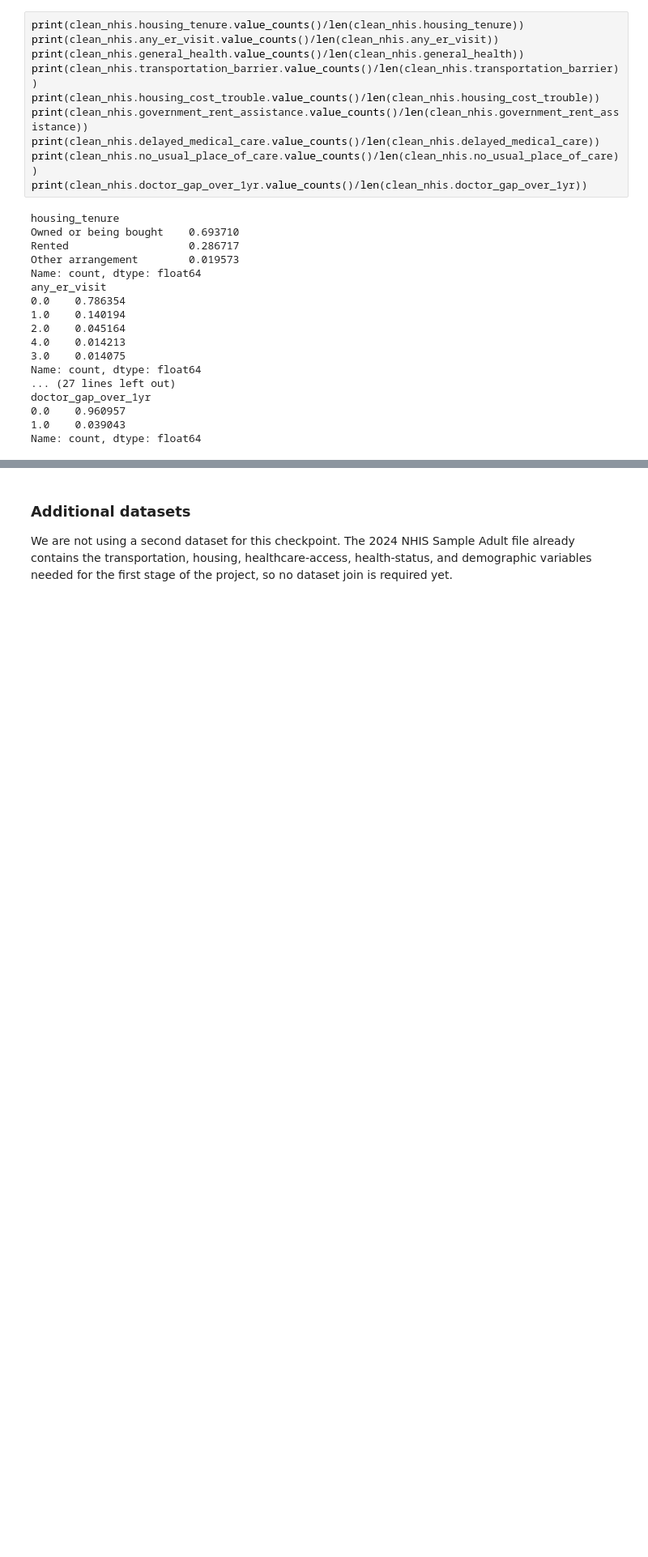
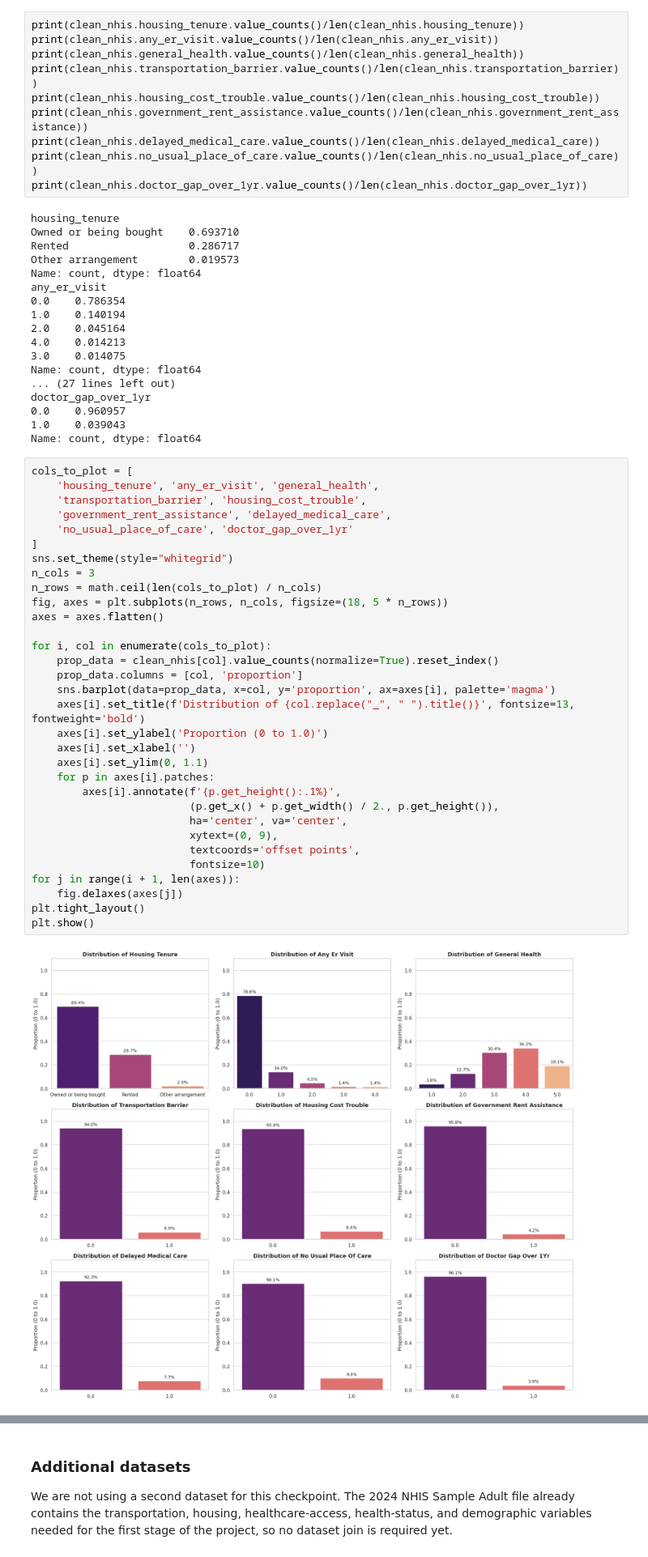
Before and after one commit to COGS108/Group-SP26-079, a Jupyter notebook: 01-DataCheckpoint.ipynb, the cells around one changed output, grey strips where cells are left out. Shown at 81% size. Saved outputs shown, nothing was run; the diff lists cells and outputs as text; blank space fills up the shorter version.

```diff
--- a/01-DataCheckpoint.ipynb
+++ b/01-DataCheckpoint.ipynb
@@ -411,6 +412,40 @@ doctor_gap_over_1yr
 0.0    0.960957
 1.0    0.039043
 Name: count, dtype: float64
+# %%
+cols_to_plot = [
+    'housing_tenure', 'any_er_visit', 'general_health',
+    'transportation_barrier', 'housing_cost_trouble',
+    'government_rent_assistance', 'delayed_medical_care',
+    'no_usual_place_of_care', 'doctor_gap_over_1yr'
+]
+sns.set_theme(style="whitegrid")
+n_cols = 3
+n_rows = math.ceil(len(cols_to_plot) / n_cols)
+fig, axes = plt.subplots(n_rows, n_cols, figsize=(18, 5 * n_rows))
+axes = axes.flatten()
+
+for i, col in enumerate(cols_to_plot):
+    prop_data = clean_nhis[col].value_counts(normalize=True).reset_index()
+    prop_data.columns = [col, 'proportion']
+    sns.barplot(data=prop_data, x=col, y='proportion', ax=axes[i], palette='magma')
+    axes[i].set_title(f'Distribution of {col.replace("_", " ").title()}', fontsize=13, fontweight='bold')
+    axes[i].set_ylabel('Proportion (0 to 1.0)')
+    axes[i].set_xlabel('')
+    axes[i].set_ylim(0, 1.1)
+    for p in axes[i].patches:
+        axes[i].annotate(f'{p.get_height():.1%}',
+                         (p.get_x() + p.get_width() / 2., p.get_height()),
+                         ha='center', va='center',
+                         xytext=(0, 9),
+                         textcoords='offset points',
+                         fontsize=10)
+for j in range(i + 1, len(axes)):
+    fig.delaxes(axes[j])
+plt.tight_layout()
+plt.show()
+# %% [output]
+[figure, added]
 # %%
 variables_summary = pd.DataFrame([
     ['Predictor', 'transportation_barrier', 'Binary', '1 = delayed care because no reliable transportation'],
```
Also changed, not shown: parts of 6 cells of this notebook.
